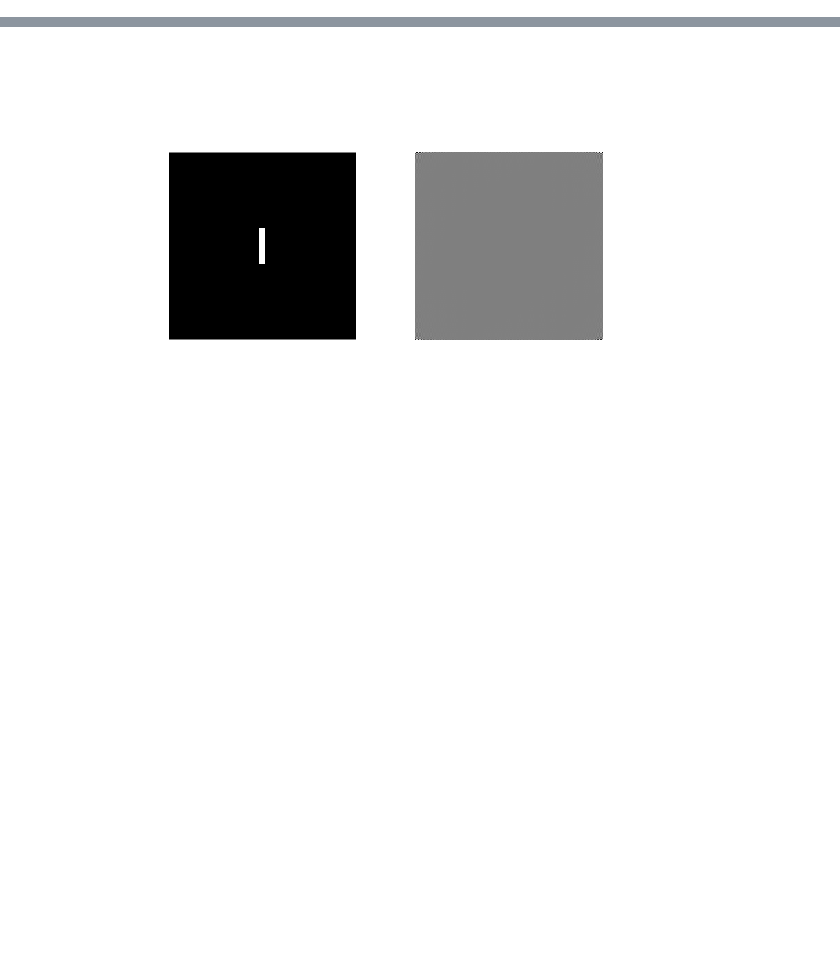
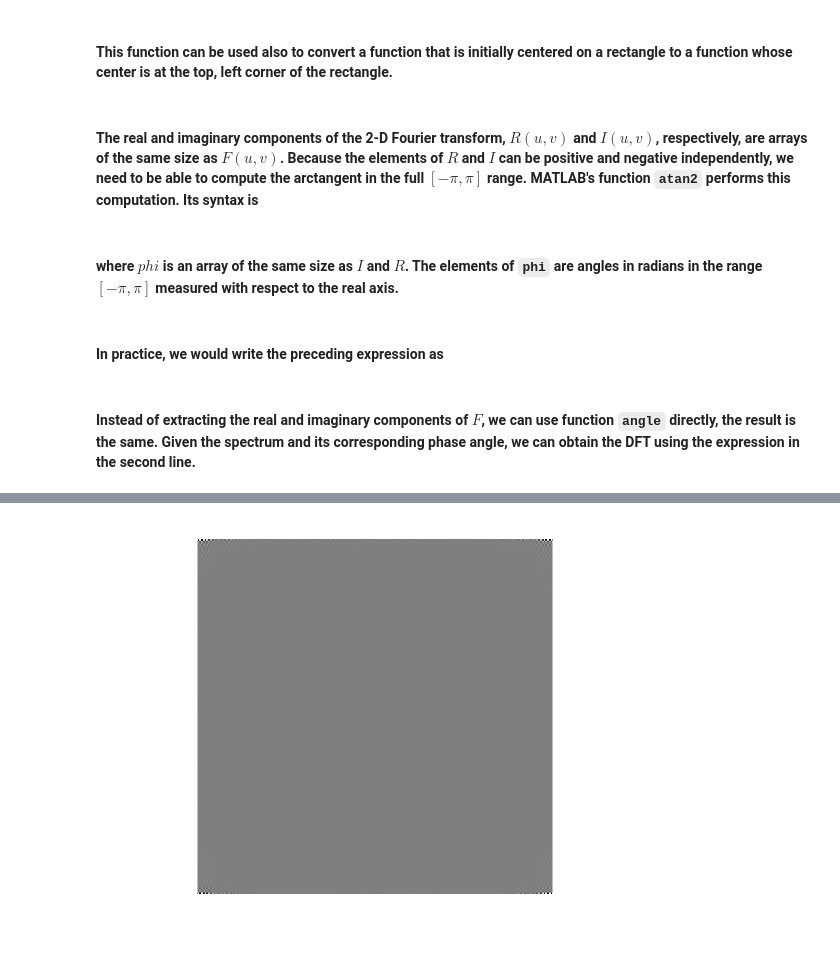
Before and after one commit to SunYufei/dipum2e, a Jupyter notebook: Chapter 3/3.2.ipynb, the cells around one changed output, grey strips where cells are left out. Drawn from its saved outputs; the diff is of its cells as text; code cells hidden in the pictures; blank space fills up the shorter version.

```diff
--- a/Chapter 3/3.2.ipynb
+++ b/Chapter 3/3.2.ipynb
@@ -22,0 +62,6 @@ subplot(122), imshow(S2, []);
+# %%
+F = ifftshift(Fc)
+# %% [markdown]
+#### This function can be used also to convert a function that is initially centered on a rectangle to a function whose center is at the top, left corner of the rectangle.
+# %% [markdown]
+#### The real and imaginary components of the 2-D Fourier transform, $R(u,v)$ and $I(u,v)$, respectively, are arrays of the same size as $F(u,v)$. Because the elements of $R$ and $I$ can be positive and negative independently, we need to be able to compute the arctangent in the full $[-\pi,\pi]$ range. MATLAB's function `atan2` performs this computation. Its syntax is
@@ -22,0 +70,4 @@ subplot(122), imshow(S2, []);
+# %% [markdown]
+#### where $phi$ is an array of the same size as $I$ and $R$. The elements of `phi` are angles in radians in the range $[-\pi,\pi]$ measured with respect to the real axis.
+# %% [markdown]
+#### In practice, we would write the preceding expression as
@@ -23,6 +76,7 @@ subplot(122), imshow(S2, []);
+# %% [markdown]
+#### Instead of extracting the real and imaginary components of $F$, we can use function `angle` directly, the result is the same. Given the spectrum and its corresponding phase angle, we can obtain the DFT using the expression in the second line.
 # %%
 phi = angle(F);
-F = S .* exp(i * phi);
-subplot(121), imshow(f);
-subplot(122), imshow(F, []);
+FF = S .* exp(i * phi);
+imshow(FF, []);
 # %% [output]
@@ -30,5 +84,5 @@ subplot(122), imshow(F, []);
 > In images.internal.imageDisplayValidateParams>validateCData (line 143)
   In images.internal.imageDisplayValidateParams (line 27)
   In images.internal.imageDisplayParseInputs (line 78)
   In imshow (line 245)
-[figure, old version]
+[figure, new version]
```
Also changed, not shown: parts of 28 cells of this notebook.
